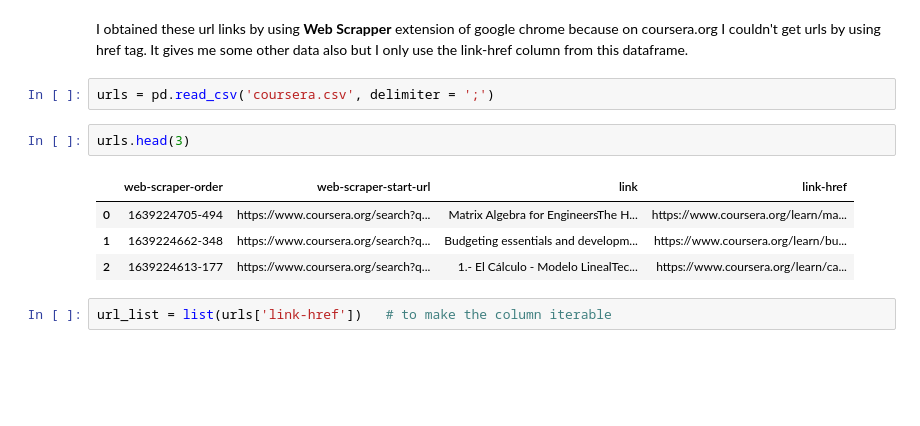
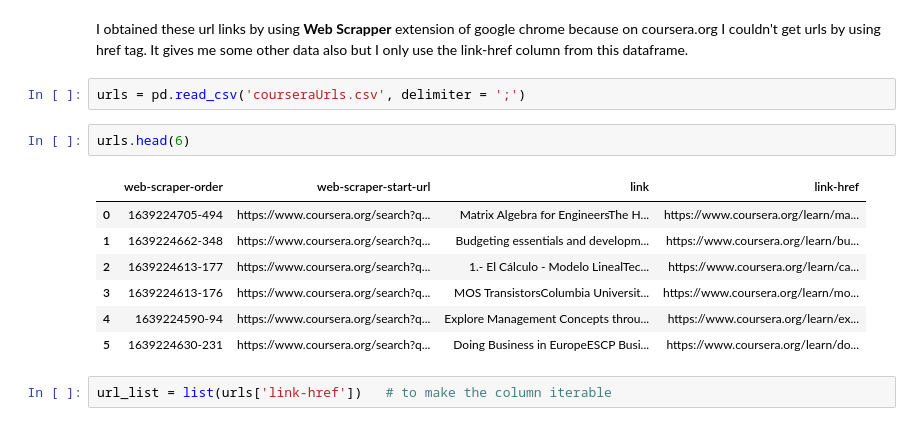
Before and after one commit to UmmuDem/DataAnalyticsBootcamp, a Jupyter notebook: Final-Project/Coursera-Getting the Raw Data.ipynb, the cells around one changed output. Drawn from its saved outputs; the diff is of its cells as text; blank space fills up the shorter version.

```diff
--- a/Final-Project/Coursera-Getting the Raw Data.ipynb
+++ b/Final-Project/Coursera-Getting the Raw Data.ipynb
@@ -19,15 +19,18 @@ random.seed(42)
 ## Bring in Url List
 # %% [markdown]
 I obtained these url links by using **Web Scrapper** extension of google chrome because on coursera.org I couldn't get urls by using href tag. It gives me some other data also but I only use the link-href column from this dataframe.
-# %%
-urls = pd.read_csv('coursera.csv', delimiter = ';')
+# %%
+urls = pd.read_csv('courseraUrls.csv', delimiter = ';')
 # %%
-urls.head(3)
+urls.head(6)
 # %% [output]
 |  | web-scraper-order | web-scraper-start-url | link | link-href |
 | 0 | 1639224705-494 | https://www.coursera.org/search?q... | Matrix Algebra for EngineersThe H... | https://www.coursera.org/learn/ma... |
 | 1 | 1639224662-348 | https://www.coursera.org/search?q... | Budgeting essentials and developm... | https://www.coursera.org/learn/bu... |
 | 2 | 1639224613-177 | https://www.coursera.org/search?q... | 1.- El Cálculo - Modelo LinealTec... | https://www.coursera.org/learn/ca... |
+| 3 | 1639224613-176 | https://www.coursera.org/search?q... | MOS TransistorsColumbia Universit... | https://www.coursera.org/learn/mo... |
+| 4 | 1639224590-94 | https://www.coursera.org/search?q... | Explore Management Concepts throu... | https://www.coursera.org/learn/ex... |
+| 5 | 1639224630-231 | https://www.coursera.org/search?q... | Doing Business in EuropeESCP Busi... | https://www.coursera.org/learn/do... |
 # %%
 url_list = list(urls['link-href'])   # to make the column iterable
 # %%
```
Also changed, not shown: parts of 21 cells of this notebook, 6 other files.
